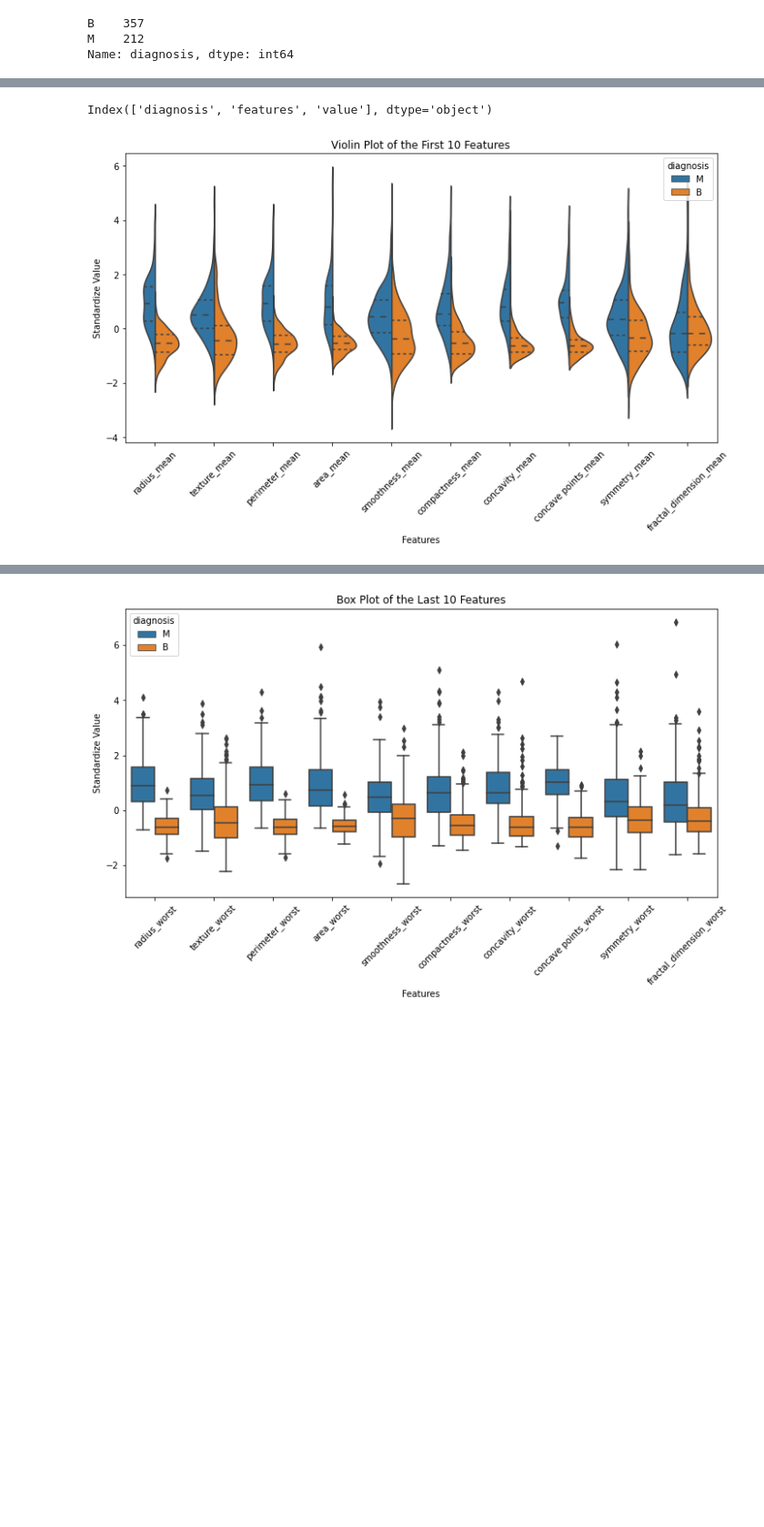
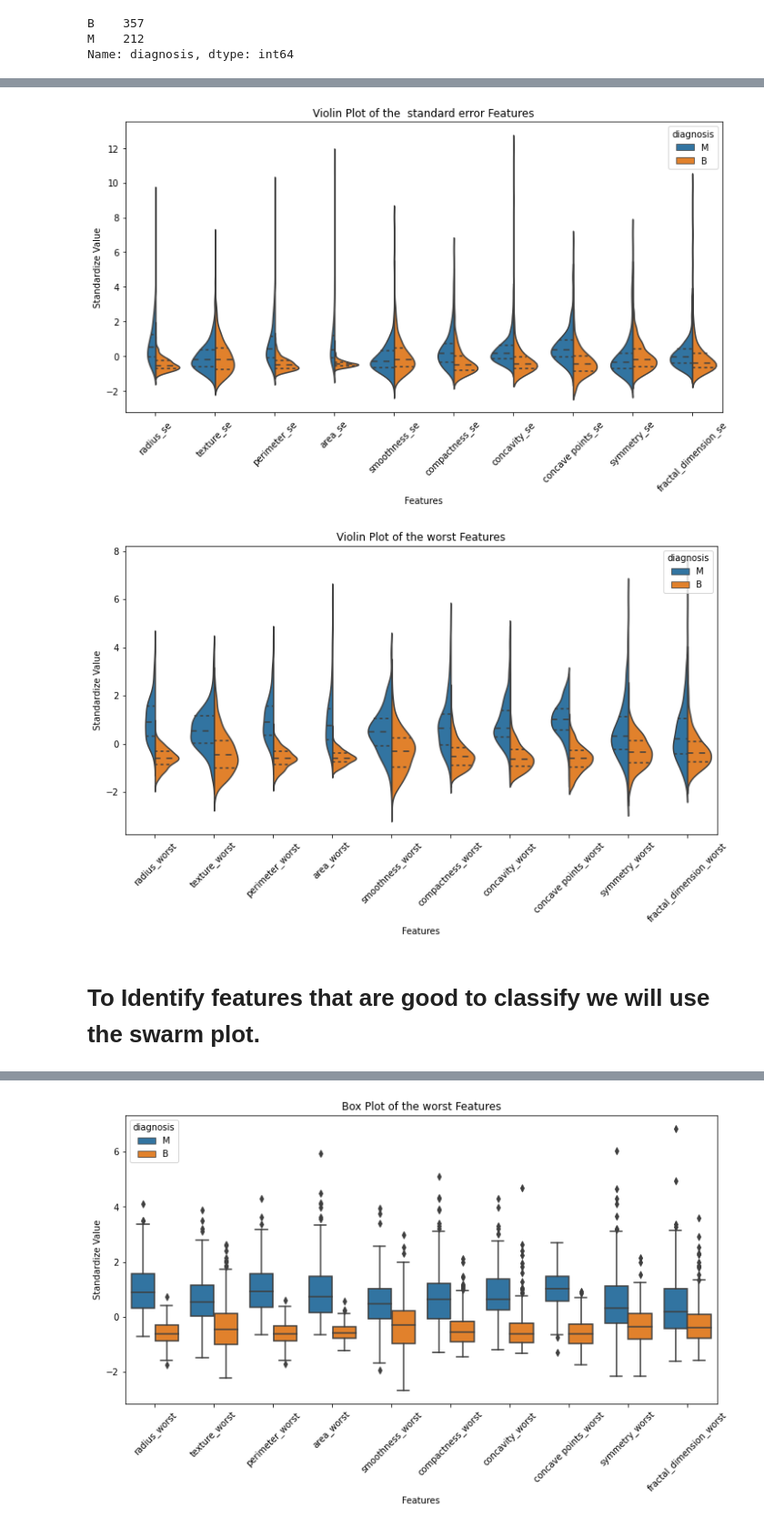
Before and after one commit to tesfayealex/Breast-Cancer-Diagnostic-Analysis-using-causal-inference-with-machine-learning, a Jupyter notebook: notebooks/EDA.ipynb, the cells around one changed output, grey strips where cells are left out. Shown at 91% size. Drawn from its saved outputs; the diff is of its cells as text; code cells hidden in the pictures; blank space fills up the shorter version.

```diff
--- a/notebooks/EDA.ipynb
+++ b/notebooks/EDA.ipynb
@@ -255,6 +170,11 @@ Index(['diagnosis', 'features', 'value'], dtype='object')
+# %%
+plotter.violin_plot(extracted_df.columns[10:20], df_scaled_melt,"Violin Plot of the  standard error Features")
+# %% [output]
+[figure, added]
 # %%
-violin_plot(extracted_df.columns[0:30], "Violin Plot of the First 10 Features")
+plotter.violin_plot(extracted_df.columns[20:30], df_scaled_melt ,"Violin Plot of the worst Features")
 # %% [output]
-Index(['diagnosis', 'features', 'value'], dtype='object')
-[figure, old version]
+[figure, new version]
+# %% [markdown]
+# To Identify features that are good to classify we will use the swarm plot.
 # %%
```
Also changed, not shown: parts of 22 cells of this notebook, 2 other files.
